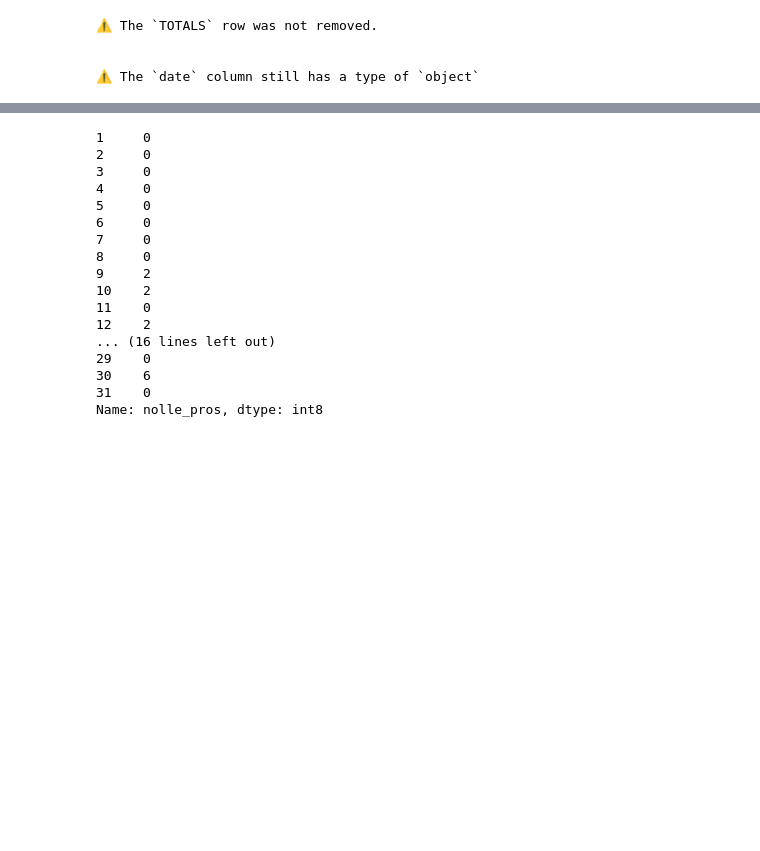
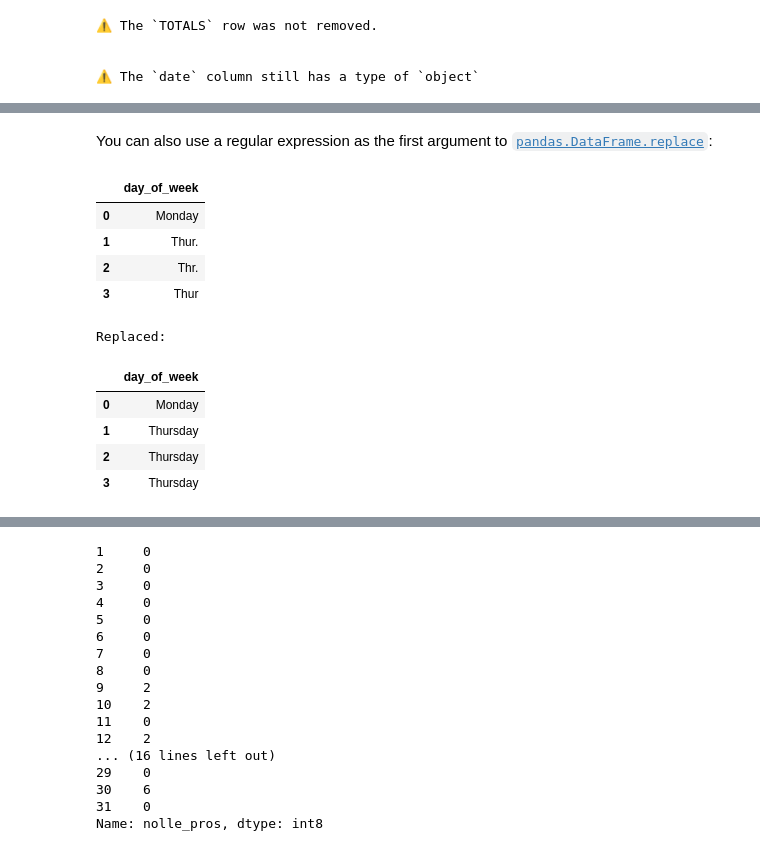
Before and after one commit to ghing/nicar2018-python-3, a Jupyter notebook: Cleaning, Reshaping and Plotting Data with Python.ipynb, the cells around one changed output, grey strips where cells are left out. Saved outputs shown, nothing was run; the diff lists cells and outputs as text; code cells hidden in the pictures; blank space fills up the shorter version.

Commit message:
Formatting, `replace()` examples, more doc links

```diff
--- a/Cleaning, Reshaping and Plotting Data with Python.ipynb
+++ b/Cleaning, Reshaping and Plotting Data with Python.ipynb
@@ -745,0 +831,24 @@ Pandas also provides utility methods to do other type conversions.
+# %% [markdown]
+You can also use a regular expression as the first argument to [`pandas.DataFrame.replace`](https://pandas.pydata.org/pandas-docs/stable/generated/pandas.DataFrame.replace.html):
+# %%
+# Set up a simple DataFrame just for illustration purposes.
+d = {'day_of_week': ['Monday', 'Thur.', 'Thr.', 'Thur']}
+days_df = pd.DataFrame(d)
+display(days_df)
+
+# Now let's use `replace` with a regex to change values.
+print("\nReplaced: ")
+thur_re = re.compile(r'Thu?r\.?')
+display(days_df.replace(thur_re, 'Thursday'))
+# %% [output]
+|  | day_of_week |
+| 0 | Monday |
+| 1 | Thur. |
+| 2 | Thr. |
+| 3 | Thur |
+Replaced:
+|  | day_of_week |
+| 0 | Monday |
+| 1 | Thursday |
+| 2 | Thursday |
+| 3 | Thursday |
```
Also changed, not shown: parts of 14 cells of this notebook.
